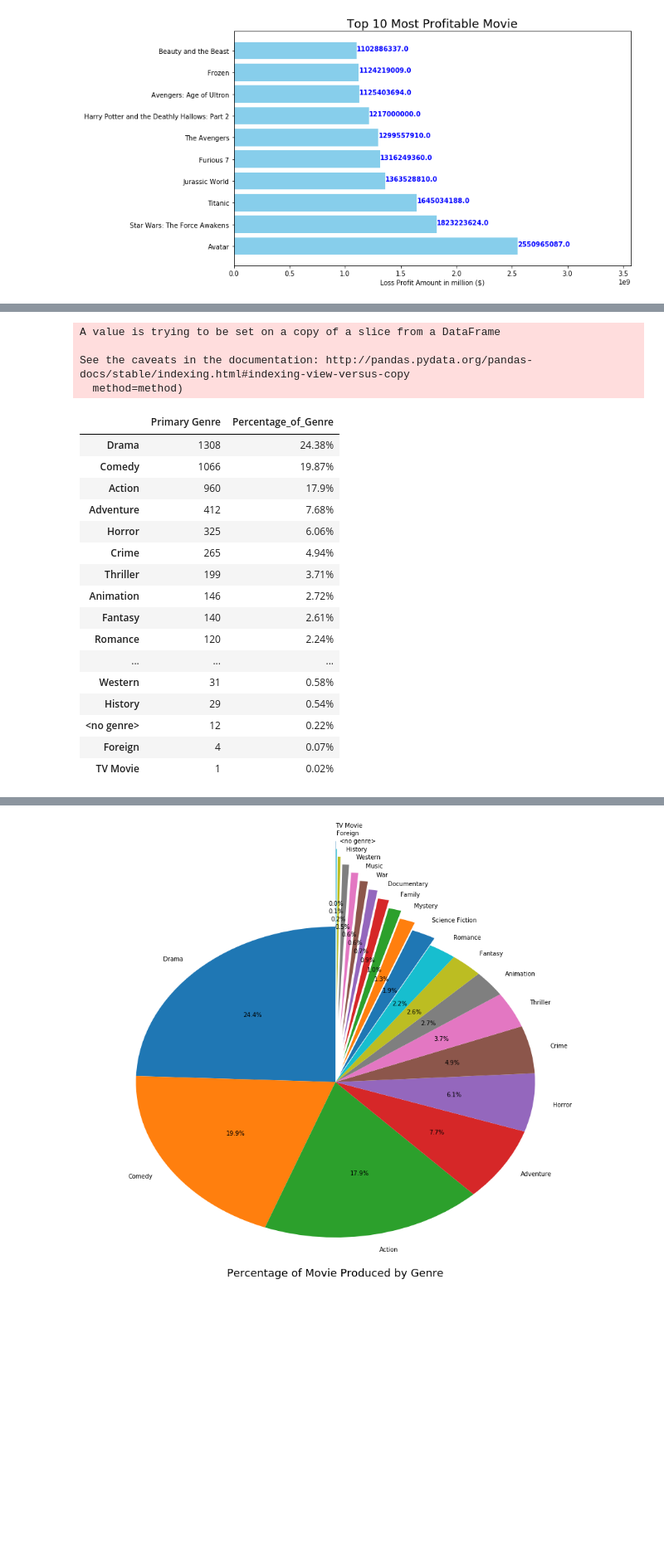
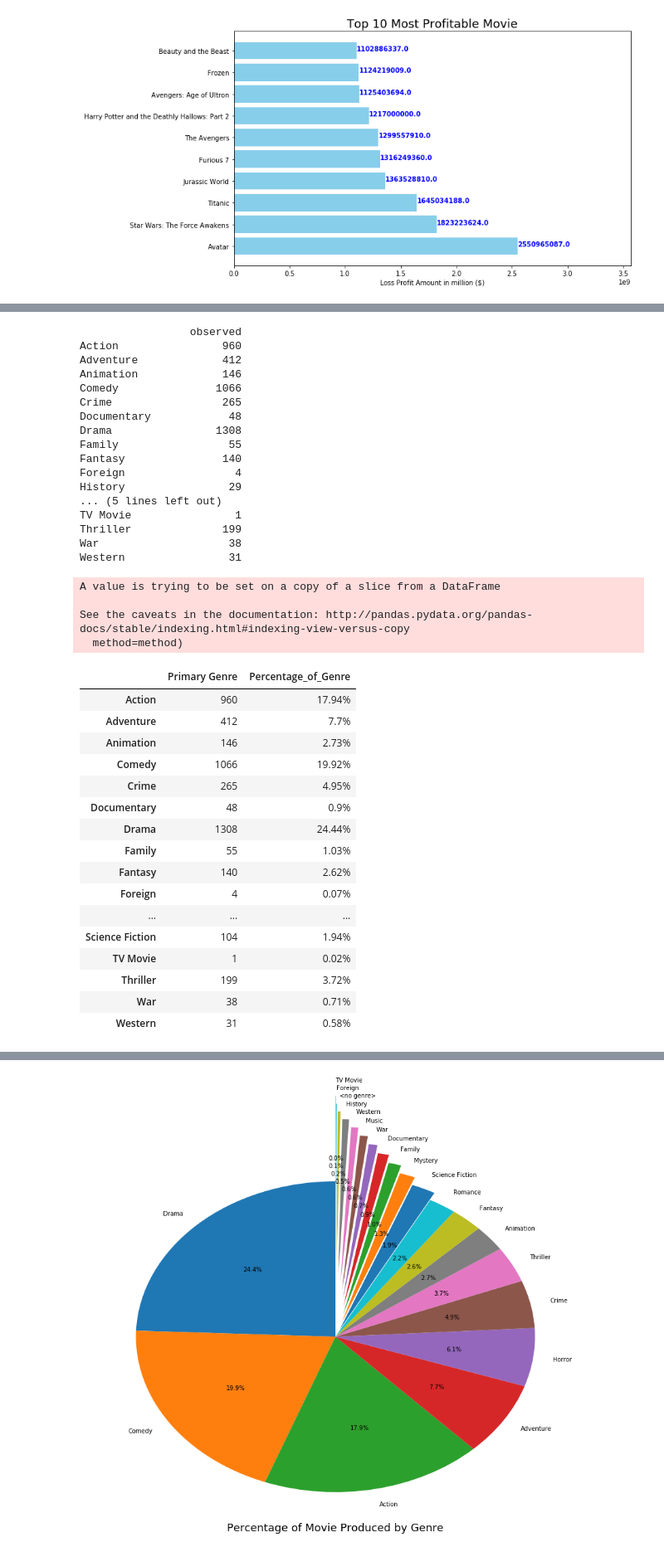
Before and after one commit to sarahshelden/Project1DataScience, a Jupyter notebook: movies.ipynb, the cells around one changed output, grey strips where cells are left out. Shown at 83% size. Saved outputs shown, nothing was run; the diff lists cells and outputs as text; code cells hidden in the pictures; blank space fills up the shorter version.

```diff
--- a/movies.ipynb
+++ b/movies.ipynb
@@ -156,43 +198,62 @@ plt.show()
 # %%
 # create data with only title and primary genre
 reduced_data_genre_df = sort_by_netProfit[["title", "Primary Genre"]]
 
 reduced_data_genre_df.replace("", "<no genre>", inplace = True)
+reduced_data_genre_df = reduced_data_genre_df.loc[reduced_data_genre_df['Primary Genre']!= "<no genre>"]
 
 # get different genre counts
-genre_counts = reduced_data_genre_df["Primary Genre"].value_counts()
-
-
+genre_counts = reduced_data_genre_df["Primary Genre"].value_counts().sort_index()
 
 
 # Convert the genre_counts Series into a DataFrame
 genre_counts_df = pd.DataFrame(genre_counts)
+
+observed_genre_counts_df = genre_counts_df.copy()
+observed_genre_counts_df.columns = ["observed"]
 
 
 
 # Add a column Percentage of Players to the DataFrame and calculate the percentage
 genre_counts_df["Percentage_of_Genre"] = ((genre_counts_df["Primary Genre"]/reduced_data_genre_df["Primary Genre"].count())*100).round(2).astype(str) + "%"
 
 genre_counts_df
 # %% [output]
-A value is trying to be set on a copy of a slice from a DataFrame
-
-See the caveats in the documentation: http://pandas.pydata.org/pandas-docs/stable/indexing.html#indexing-view-versus-copy
-  method=method)
+                 observed
+Action                960
+Adventure             412
+Animation             146
+Comedy               1066
+Crime                 265
+Documentary            48
+Drama                1308
+Family                 55
+Fantasy               140
+Foreign                 4
+History                29
+... (5 lines left out)
+TV Movie                1
+Thriller              199
+War                    38
+Western                31
+A value is trying to be set on a copy of a slice from a DataFrame
+
+See the caveats in the documentation: http://pandas.pydata.org/pandas-docs/stable/indexing.html#indexing-view-versus-copy
+  method=method)
 |  | Primary Genre | Percentage_of_Genre |
-| Drama | 1308 | 24.38% |
-| Comedy | 1066 | 19.87% |
-| Action | 960 | 17.9% |
-| Adventure | 412 | 7.68% |
-| Horror | 325 | 6.06% |
-| Crime | 265 | 4.94% |
-| Thriller | 199 | 3.71% |
-| Animation | 146 | 2.72% |
-| Fantasy | 140 | 2.61% |
-| Romance | 120 | 2.24% |
+| Action | 960 | 17.94% |
+| Adventure | 412 | 7.7% |
+| Animation | 146 | 2.73% |
+| Comedy | 1066 | 19.92% |
+| Crime | 265 | 4.95% |
+| Documentary | 48 | 0.9% |
+| Drama | 1308 | 24.44% |
+| Family | 55 | 1.03% |
+| Fantasy | 140 | 2.62% |
+| Foreign | 4 | 0.07% |
 | ... | ... | ... |
+| Science Fiction | 104 | 1.94% |
+| TV Movie | 1 | 0.02% |
+| Thriller | 199 | 3.72% |
+| War | 38 | 0.71% |
 | Western | 31 | 0.58% |
-| History | 29 | 0.54% |
-| <no genre> | 12 | 0.22% |
-| Foreign | 4 | 0.07% |
-| TV Movie | 1 | 0.02% |
```
Also changed, not shown: parts of 4 cells of this notebook.
